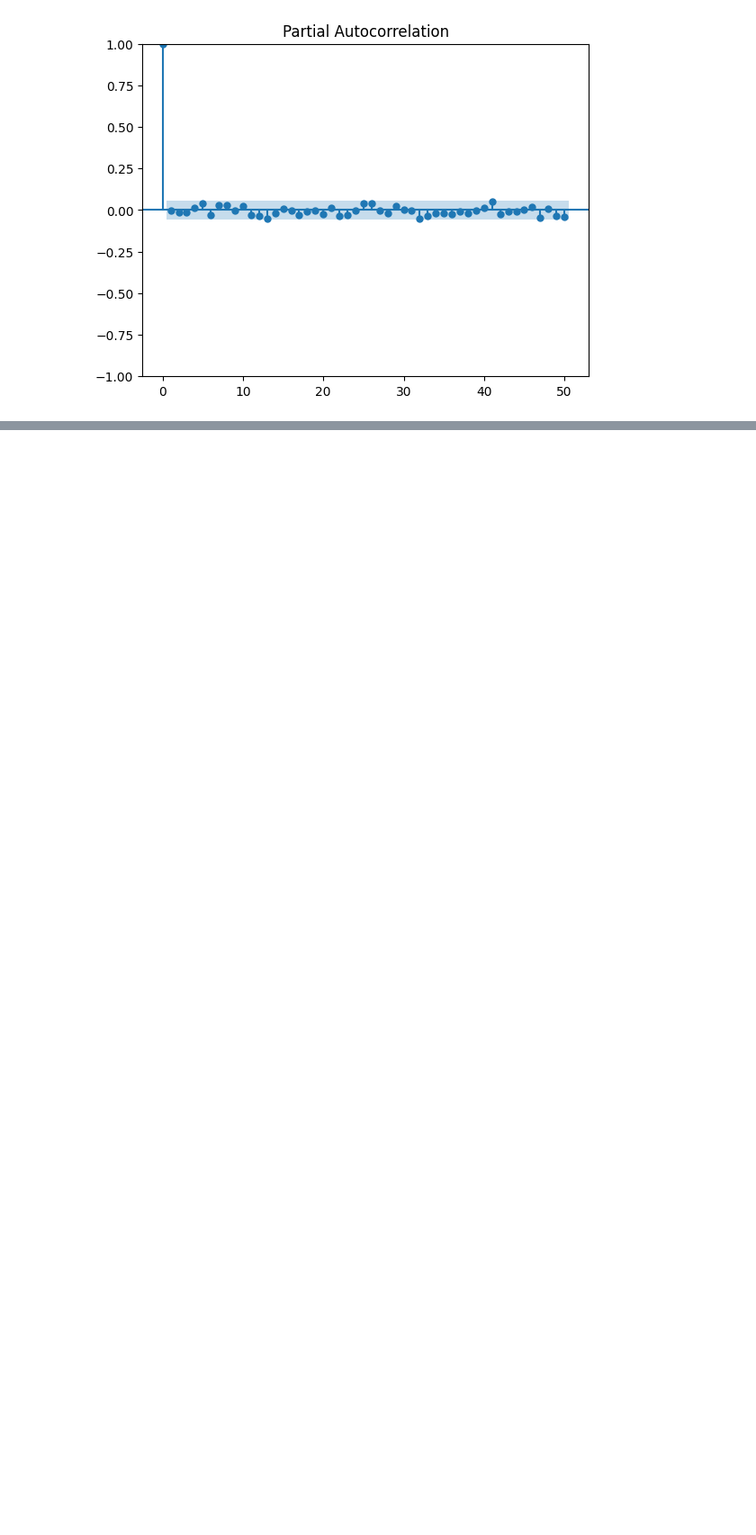
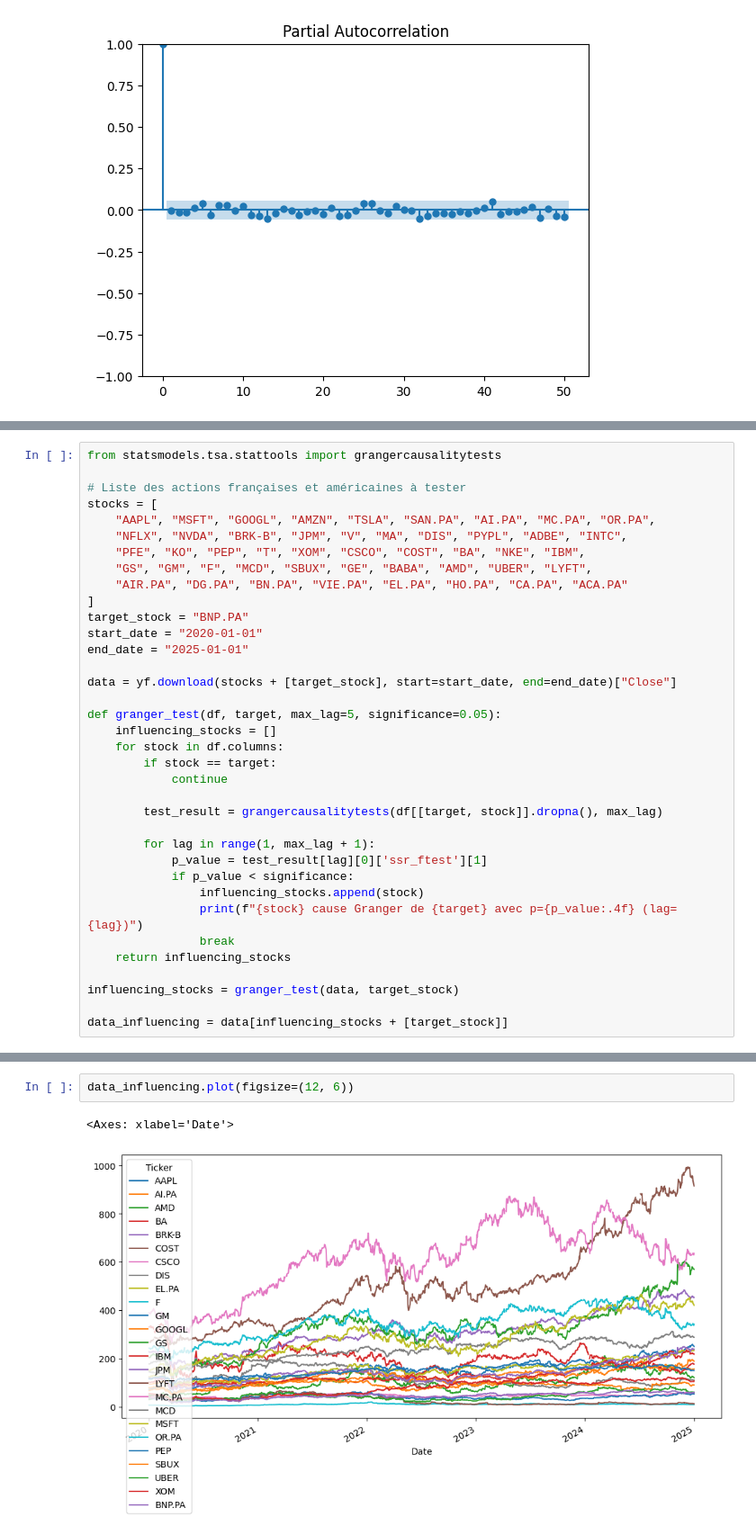
Before and after one commit to Atseiro/Prediction_BNP_Paribas_SA, a Jupyter notebook: projet.ipynb, the cells around one changed output, grey strips where cells are left out. Shown at 90% size. Drawn from its saved outputs; the diff is of its cells as text; blank space fills up the shorter version.

```diff
--- a/projet.ipynb
+++ b/projet.ipynb
@@ -478,0 +465,36 @@ Warnings:
+# %%
+from statsmodels.tsa.stattools import grangercausalitytests
+
+# Liste des actions françaises et américaines à tester
+stocks = [
+    "AAPL", "MSFT", "GOOGL", "AMZN", "TSLA", "SAN.PA", "AI.PA", "MC.PA", "OR.PA",
+    "NFLX", "NVDA", "BRK-B", "JPM", "V", "MA", "DIS", "PYPL", "ADBE", "INTC",
+    "PFE", "KO", "PEP", "T", "XOM", "CSCO", "COST", "BA", "NKE", "IBM",
+    "GS", "GM", "F", "MCD", "SBUX", "GE", "BABA", "AMD", "UBER", "LYFT",
+    "AIR.PA", "DG.PA", "BN.PA", "VIE.PA", "EL.PA", "HO.PA", "CA.PA", "ACA.PA"
+]
+target_stock = "BNP.PA"
+start_date = "2020-01-01"
+end_date = "2025-01-01"
+
+data = yf.download(stocks + [target_stock], start=start_date, end=end_date)["Close"]
+
+def granger_test(df, target, max_lag=5, significance=0.05):
+    influencing_stocks = []
+    for stock in df.columns:
+        if stock == target:
+            continue
+
+        test_result = grangercausalitytests(df[[target, stock]].dropna(), max_lag)
+
+        for lag in range(1, max_lag + 1):
+            p_value = test_result[lag][0]['ssr_ftest'][1]
+            if p_value < significance:
+                influencing_stocks.append(stock)
+                print(f"{stock} cause Granger de {target} avec p={p_value:.4f} (lag={lag})")
+                break
+    return influencing_stocks
+
+influencing_stocks = granger_test(data, target_stock)
+
+data_influencing = data[influencing_stocks + [target_stock]]
@@ -478,0 +520,5 @@ Warnings:
+# %%
+data_influencing.plot(figsize=(12, 6))
+# %% [output]
+<Axes: xlabel='Date'>
+[figure, added]
```
Also changed, not shown: parts of 15 cells of this notebook.
